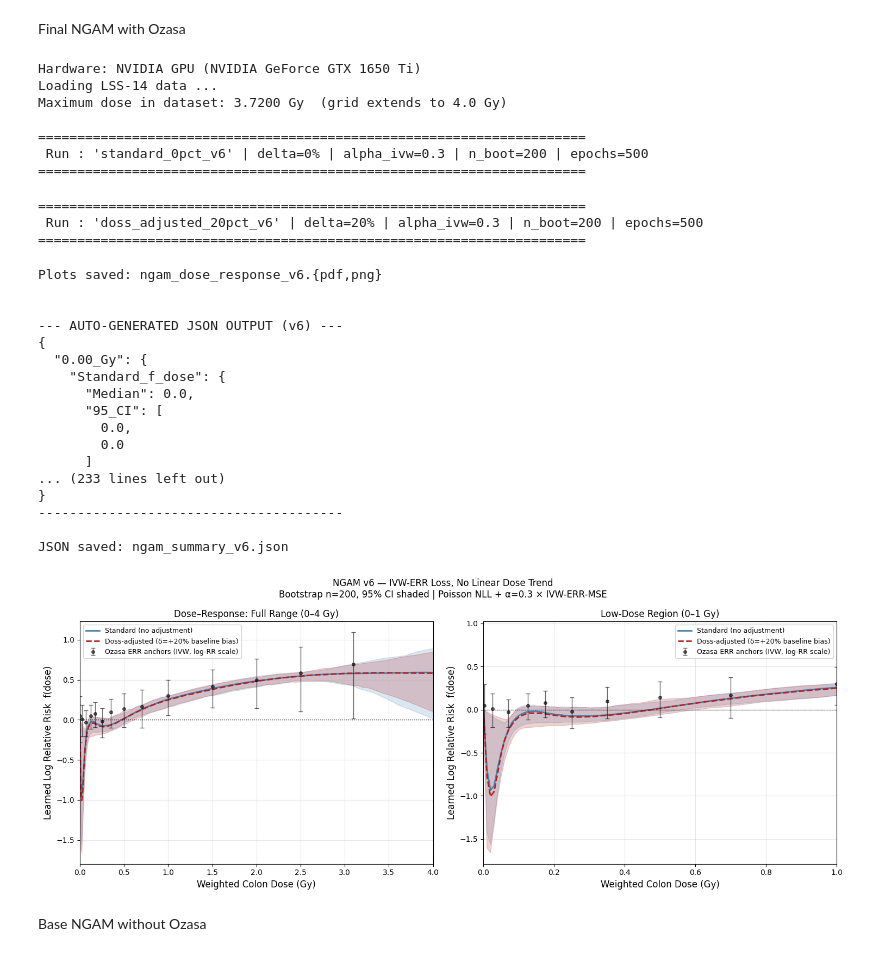
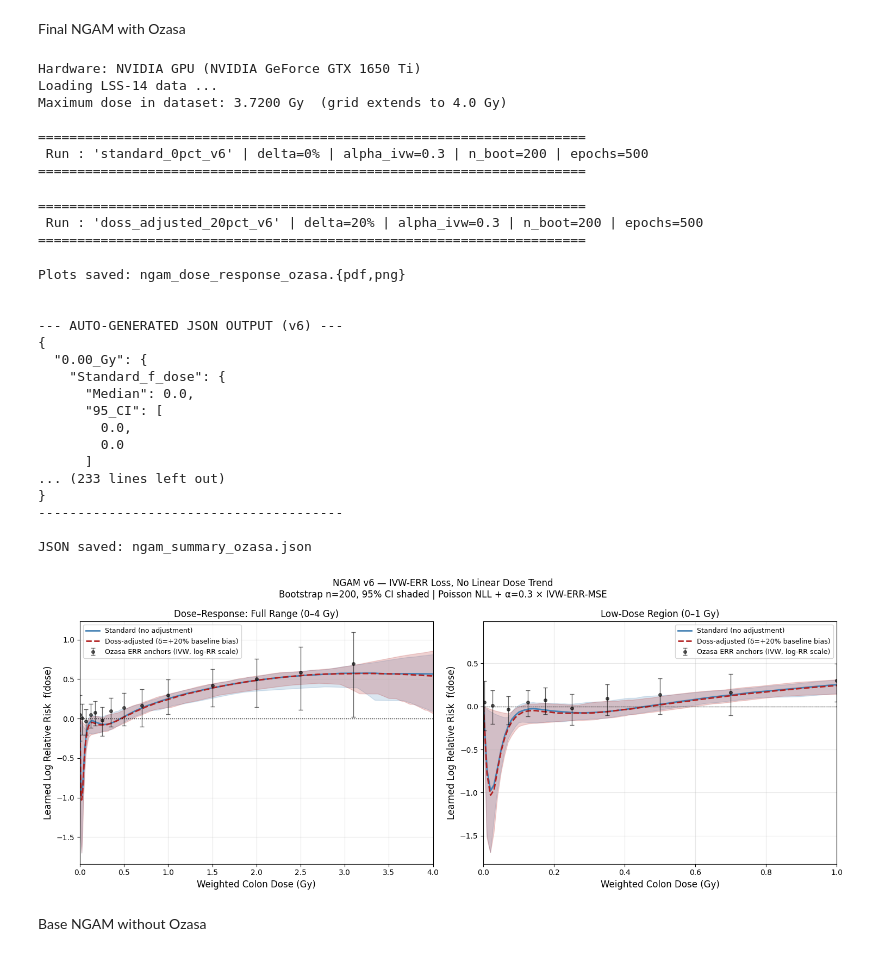
Before and after one commit to itsMe-Wario/Radiation-Research, a Jupyter notebook: new_try.ipynb, the cells around one changed output. Cells and saved outputs as stored; diff of their text form; code cells hidden in the pictures.

```diff
--- a/new_try.ipynb
+++ b/new_try.ipynb
@@ -67,5 +3,5 @@ First NGAM
 # %%
-"""
+"""Datatrained_models/
 Neural Generalized Additive Model (NGAM) for Dose-Response Analysis
 of Atomic Bomb Survivor (LSS-14) Solid Cancer Mortality Data.
 
@@ -276,7 +212,7 @@ def bootstrap_ngam(
     epochs: int = 200,
     lr: float = 0.01,
     weight_decay: float = 1e-4,
-    patience: int = 15,
+    patience: int = 100,
     min_delta: float = 1e-5,
     dose_grid_max: float = 3.0,
     run_name: str = "standard",
@@ -369,7 +305,7 @@ def bootstrap_ngam(
 
         torch.save(
             model.state_dict(),
-            os.path.join("trained_models", f"ngam_{run_name}_boot_{b:03d}.pth"),
+            os.path.join("trained_models_first_ngam", f"ngam_{run_name}_boot_{b:03d}.pth"),
         )
 
     return np.array(all_shapes), dose_grid.cpu().numpy().flatten()
@@ -462,12 +398,12 @@ if __name__ == "__main__":
     # 4.7  Save raw bootstrap curves for independent verification
     # ----------------------------------------------------------
     np.savez(
-        "ngam_bootstrap_results_claudeV3.npz",
+        "trained_models/ngam_bootstrap_results_first.npz",
         dose_grid   = dose_grid,
         shapes_std  = shapes_std,
         shapes_doss = shapes_doss,
     )
-    print("\nBootstrap curves saved to ngam_bootstrap_results_claudeV3.npz")
+    print("\nBootstrap curves saved as ngam_bootstrap_results_first.npz")
 
     # ----------------------------------------------------------
     # 4.8  Publication-quality figure (replicating Doss 2013 Figs 2–3)
@@ -516,10 +452,10 @@ if __name__ == "__main__":
         fontsize=13,
     )
     plt.tight_layout()
-    plt.savefig("ngam_dose_response_claudeV3.pdf", dpi=300)
-    plt.savefig("ngam_dose_response_claudeV3.png", dpi=300)
+    plt.savefig("pdf/ngam_dose_response_first.pdf", dpi=300)
+    plt.savefig("all charts/ngam_dose_response_first.png", dpi=300)
     plt.show()
-    print("Figure saved to ngam_dose_response_claudeV3.pdf / .png")
+    print("Saved as ngam_dose_response_first.pdf and ngam_dose_response_first.png")
 # %% [output]
 Hardware Accelerator: NVIDIA GPU (NVIDIA GeForce GTX 1650 Ti)
 Loading LSS-14 data ...
@@ -968,7 +905,7 @@ if __name__ == "__main__":
     doss_lo, doss_med, doss_hi = boot_summary(shapes_doss)
 
     np.savez(
-        "ngam_bootstrap_results_v6.npz",
+        "trained_models/ngam_bootstrap_results_ozasa.npz",
         dose_grid=dose_grid,
         shapes_std=shapes_std,
         shapes_doss=shapes_doss,
@@ -1031,9 +968,9 @@ if __name__ == "__main__":
         fontsize=12,
     )
     plt.tight_layout()
-    plt.savefig("ngam_dose_response_v6.pdf", dpi=300)
-    plt.savefig("ngam_dose_response_v6.png", dpi=300)
-    print("\nPlots saved: ngam_dose_response_v6.{pdf,png}")
+    plt.savefig("pdf/ngam_dose_response_ozasa.pdf", dpi=300)
+    plt.savefig("all charts/ngam_dose_response_ozasa.png", dpi=300)
+    print("\nPlots saved: ngam_dose_response_ozasa.{pdf,png}")
 
     # --------------------------------------------------------
     # 10. Auto-generate JSON summary
@@ -1060,38 +997,38 @@ if __name__ == "__main__":
     print(json.dumps(summary_results, indent=2))
     print("---------------------------------------\n")
 
-    with open("ngam_summary_v6.json", "w") as fh:
+    with open("trained_models/ngam_summary_ozasa.json", "w") as fh:
         json.dump(summary_results, fh, indent=2)
-    print("JSON saved: ngam_summary_v6.json")
+    print("JSON saved: ngam_summary_ozasa.json")
 # %% [output]
 Hardware: NVIDIA GPU (NVIDIA GeForce GTX 1650 Ti)
 Loading LSS-14 data ...
 Maximum dose in dataset: 3.7200 Gy  (grid extends to 4.0 Gy)
 
 ======================================================================
  Run : 'standard_0pct_v6' | delta=0% | alpha_ivw=0.3 | n_boot=200 | epochs=500
 ======================================================================
 ======================================================================
  Run : 'doss_adjusted_20pct_v6' | delta=20% | alpha_ivw=0.3 | n_boot=200 | epochs=500
 ======================================================================
-Plots saved: ngam_dose_response_v6.{pdf,png}
+Plots saved: ngam_dose_response_ozasa.{pdf,png}
 
 
 --- AUTO-GENERATED JSON OUTPUT (v6) ---
 {
   "0.00_Gy": {
     "Standard_f_dose": {
       "Median": 0.0,
       "95_CI": [
         0.0,
         0.0
       ]
 ... (233 lines left out)
 }
 ---------------------------------------
 
-JSON saved: ngam_summary_v6.json
+JSON saved: ngam_summary_ozasa.json
-[figure, old version]
+[figure, new version]
 # %% [markdown]
 Base NGAM without Ozasa
 # %%
```
Also changed, not shown: parts of 31 cells of this notebook, 2 other files.
